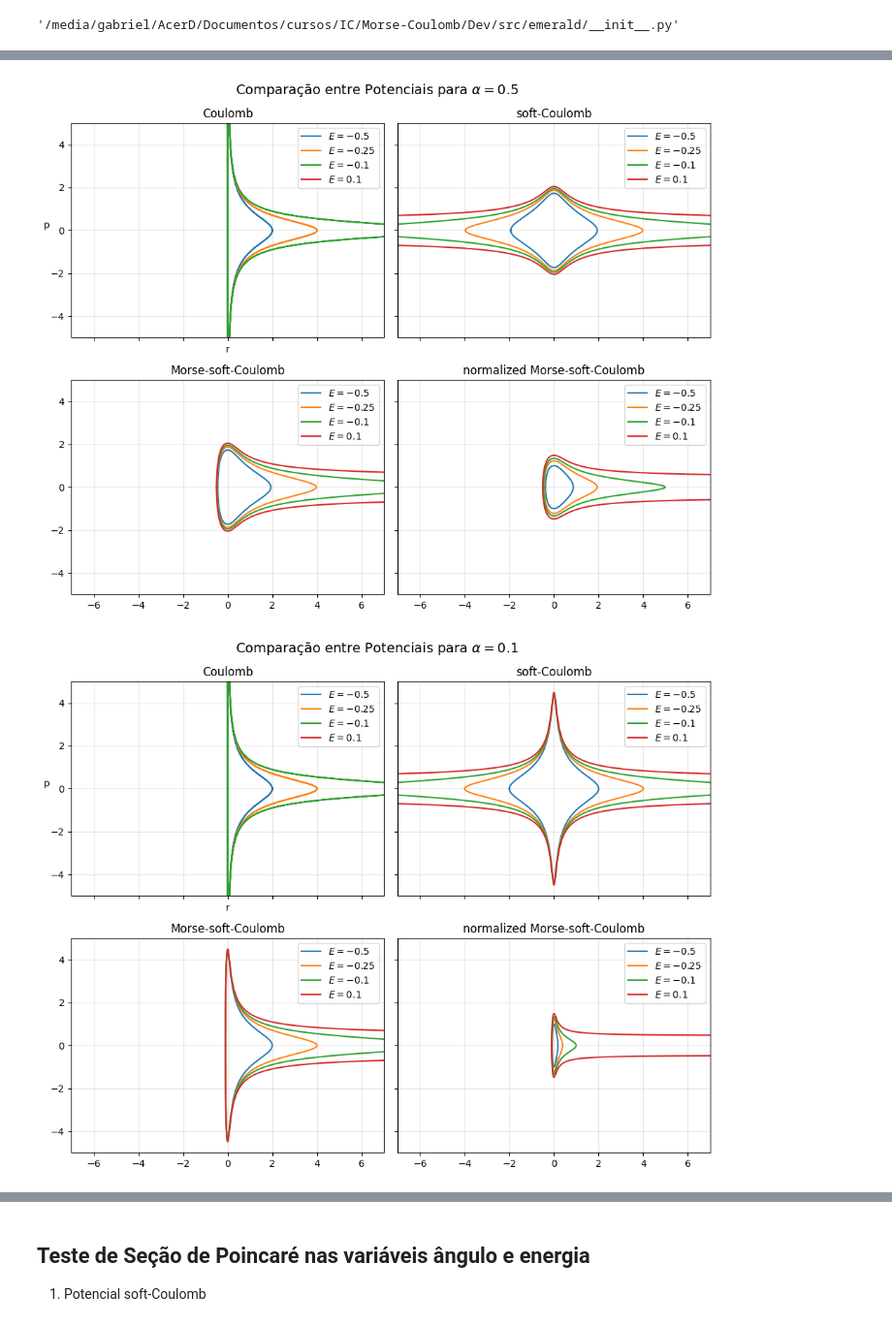
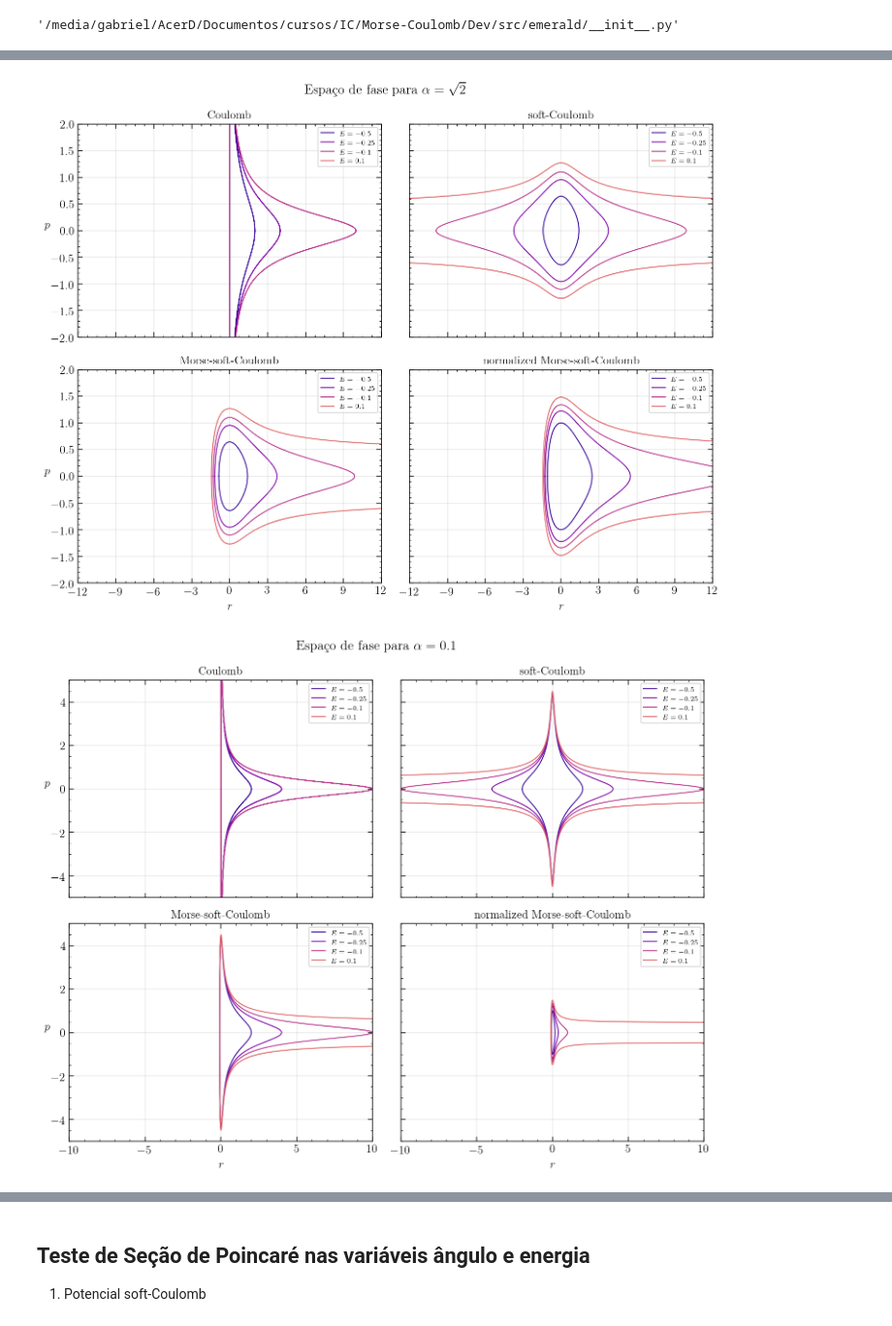
Before and after one commit to Gabriel-Amici/MorseCoulomb, a Jupyter notebook: notebooks/development/potential_comparison/potentials.ipynb, the cells around one changed output, grey strips where cells are left out. Shown at 97% size. Cells and saved outputs as stored; diff of their text form; code cells hidden in the pictures.

```diff
--- a/notebooks/development/potential_comparison/potentials.ipynb
+++ b/notebooks/development/potential_comparison/potentials.ipynb
@@ -15,3 +15,7 @@ emerald.__file__
 # %% [output]
 /media/gabriel/AcerD/Documentos/cursos/IC/Morse-Coulomb/Dev/.venv/bin/python
 '/media/gabriel/AcerD/Documentos/cursos/IC/Morse-Coulomb/Dev/src/emerald/__init__.py'
+# %%
+import numpy as np
+import matplotlib.pyplot as plt
+plt.style.use('plotstyle.mplstyle')
@@ -54,7 +118,7 @@ from emerald.classical.normalized_msc_unperturbed import nMsC_phase_space
 fig, axs = plt.subplots(nrows=2, ncols=2, figsize=(10, 8), sharex=True, sharey=True)
 plt.subplots_adjust(wspace=0.3, hspace=0.4)
 
-alpha = 0.5
+alpha = np.sqrt(2)
 E_array = [-0.5, -0.25, -0.1, 0.1]
 
 rM = 12
@@ -64,44 +128,48 @@ for E in E_array:
     phase_space = C_phase_space(E)
     axs[0, 0].plot(phase_space[:, 0], phase_space[:, 1], label=f'$E={E}$')
 axs[0, 0].set_title('Coulomb', fontsize=12)
-axs[0, 0].set_xlabel('r')
-axs[0, 0].set_ylabel('p', rotation=0)
+axs[0, 0].set_ylabel('$p$', rotation=0)
 axs[0, 0].legend()
 axs[0, 0].grid(alpha=0.3)
 
 # Subplot 2
 for E in E_array:
-    phase_space = sC_phase_space(alpha, E, rM=rM)
+    phase_space = sC_phase_space(alpha, E, rM=rM+1)
     axs[0, 1].plot(phase_space[:, 0], phase_space[:, 1], label=f'$E={E}$')
 axs[0, 1].set_title('soft-Coulomb', fontsize=12)
 axs[0, 1].legend()
 axs[0, 1].grid(alpha=0.3)
 
 # Subplot 3
 for E in E_array:
-    phase_space = MsC_phase_space(alpha, E, rM=rM)
+    phase_space = MsC_phase_space(alpha, E, rM=rM+1)
     axs[1, 0].plot(phase_space[:, 0], phase_space[:, 1], label=f'$E={E}$')
 axs[1, 0].set_title('Morse-soft-Coulomb', fontsize=12)
+axs[1, 0].set_xlabel('$r$')
+axs[1, 0].set_ylabel('$p$', rotation=0)
 axs[1, 0].legend()
 axs[1, 0].grid(alpha=0.3)
 
 # Subplot 4
 for E in E_array:
-    phase_space = nMsC_phase_space(alpha, E, rM=rM)
+    phase_space = nMsC_phase_space(alpha, E, rM=rM+1)
     axs[1, 1].plot(phase_space[:, 0], phase_space[:, 1], label=f'$E={E}$')
 axs[1, 1].set_title('normalized Morse-soft-Coulomb', fontsize=12)
+axs[1, 1].set_xlabel('$r$')
 axs[1, 1].legend()
 axs[1, 1].grid(alpha=0.3)
 
 # Título
-fig.suptitle('Comparação entre Potenciais para $\\alpha = 0.5$', fontsize=14, y=0.98)
+fig.suptitle(r'Espaço de fase para $\alpha = \sqrt{2}$', fontsize=14, y=0.98)
 
-plt.xlim(-7, 7)
-plt.ylim(-5, 5)
+plt.xlim(-12, 12)
+plt.xticks(np.arange(-12, 15, 3))
+plt.ylim(-2, 2)
 plt.tight_layout()
+plt.savefig("Fig2a.pdf", bbox_inches="tight")
 plt.show()
 # %% [output]
-[figure, old version]
+[figure, new version]
 # %%
 from emerald.classical.coulomb_unperturbed import C_phase_space
 from emerald.classical.sc_unperturbed import sC_phase_space
@@ -123,8 +191,7 @@ for E in E_array:
     phase_space = C_phase_space(E)
     axs[0, 0].plot(phase_space[:, 0], phase_space[:, 1], label=f'$E={E}$')
 axs[0, 0].set_title('Coulomb', fontsize=12)
-axs[0, 0].set_xlabel('r')
-axs[0, 0].set_ylabel('p', rotation=0)
+axs[0, 0].set_ylabel('$p$', rotation=0)
 axs[0, 0].legend()
 axs[0, 0].grid(alpha=0.3)
 
@@ -141,6 +208,8 @@ for E in E_array:
     phase_space = MsC_phase_space(alpha, E, rM=rM)
     axs[1, 0].plot(phase_space[:, 0], phase_space[:, 1], label=f'$E={E}$')
 axs[1, 0].set_title('Morse-soft-Coulomb', fontsize=12)
+axs[1, 0].set_xlabel('$r$')
+axs[1, 0].set_ylabel('$p$', rotation=0)
 axs[1, 0].legend()
 axs[1, 0].grid(alpha=0.3)
 
@@ -149,18 +218,21 @@ for E in E_array:
     phase_space = nMsC_phase_space(alpha, E, rM=rM)
     axs[1, 1].plot(phase_space[:, 0], phase_space[:, 1], label=f'$E={E}$')
 axs[1, 1].set_title('normalized Morse-soft-Coulomb', fontsize=12)
+axs[1, 1].set_xlabel('$r$')
 axs[1, 1].legend()
 axs[1, 1].grid(alpha=0.3)
 
 # Título
-fig.suptitle('Comparação entre Potenciais para $\\alpha = 0.1$', fontsize=14, y=0.98)
+fig.suptitle('Espaço de fase para $\\alpha = 0.1$', fontsize=14, y=0.98)
 
-plt.xlim(-7, 7)
+plt.xlim(-10, 10)
+plt.xticks(np.arange(-10, 15, 5))
 plt.ylim(-5, 5)
 plt.tight_layout()
+plt.savefig("Fig2b.pdf", bbox_inches="tight")
 plt.show()
 # %% [output]
-[figure, old version]
+[figure, new version]
 # %%
 from emerald.classical.coulomb_unperturbed import C_action
 from emerald.classical.sc_unperturbed import sC_action
```
Also changed, not shown: parts of 6 cells of this notebook, 4 other files.
